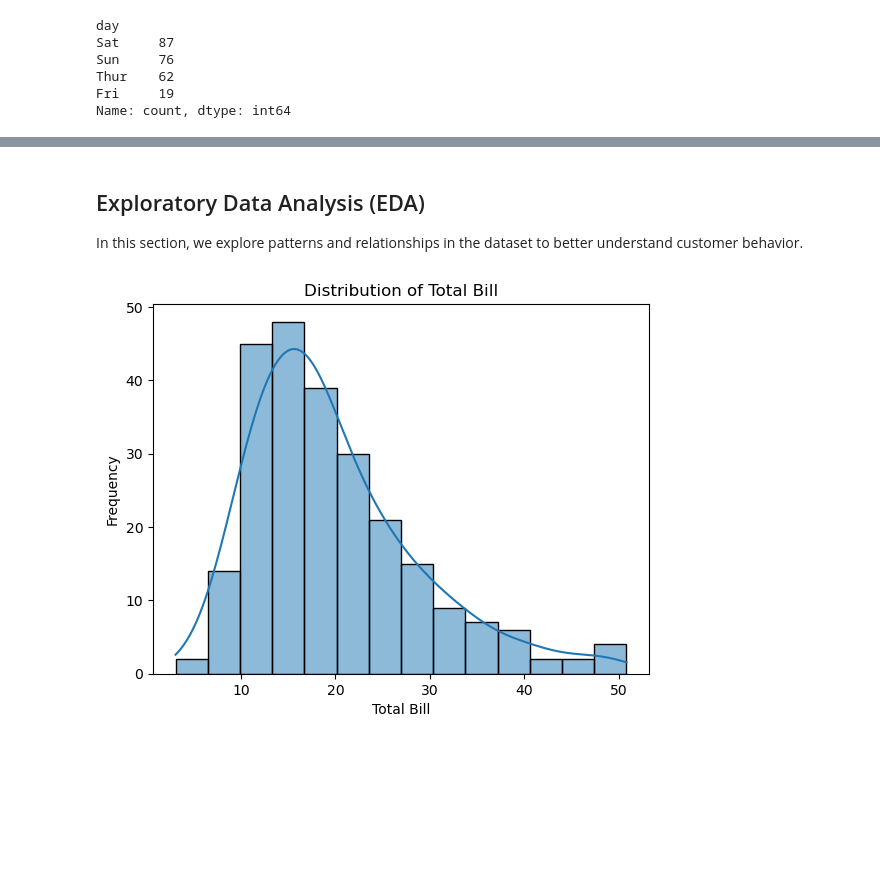
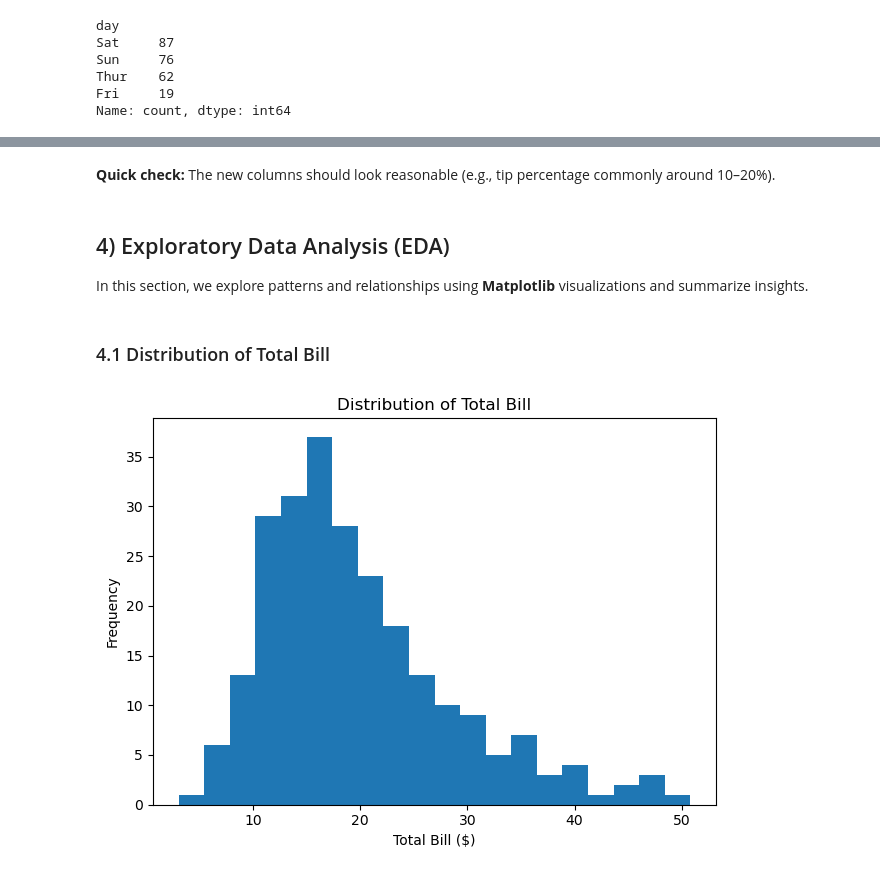
Before and after one commit to aaronjalomo/DS201-Final-Project-Tips, a Jupyter notebook: DS201_Final_Project.ipynb, the cells around one changed output, grey strips where cells are left out. Drawn from its saved outputs; the diff is of its cells as text; code cells hidden in the pictures; blank space fills up the shorter version.

Commit message:
Final DS201 project – EDA analysis with matplotlib

```diff
--- a/DS201_Final_Project.ipynb
+++ b/DS201_Final_Project.ipynb
@@ -134,0 +146,8 @@ Name: count, dtype: int64
+# %%
+# Derived features
+df = df.copy()
+
+df["tip_pct"] = (df["tip"] / df["total_bill"]) * 100
+df["bill_per_person"] = df["total_bill"] / df["size"]
+
+df[["total_bill", "tip", "size", "tip_pct", "bill_per_person"]].head()
@@ -135,12 +161,18 @@ Name: count, dtype: int64
+# %% [markdown]
+**Quick check:** The new columns should look reasonable (e.g., tip percentage commonly around 10–20%).
 # %% [markdown]
-## Exploratory Data Analysis (EDA)
-
-In this section, we explore patterns and relationships in the dataset to better understand customer behavior.
+## 4) Exploratory Data Analysis (EDA)
+In this section, we explore patterns and relationships using **Matplotlib** visualizations and summarize insights.
+# %% [markdown]
+### 4.1 Distribution of Total Bill
 # %%
-sns.histplot(df["total_bill"], kde=True)
+plt.figure()
+plt.hist(df["total_bill"], bins=20)
 plt.title("Distribution of Total Bill")
-plt.xlabel("Total Bill")
+plt.xlabel("Total Bill ($)")
 plt.ylabel("Frequency")
+plt.tight_layout()
+plt.savefig("images/01_total_bill_hist.png", dpi=150)
 plt.show()
 # %% [output]
-[figure, old version]
+[figure, new version]
```
Also changed, not shown: parts of 51 cells of this notebook, 6 other files.
